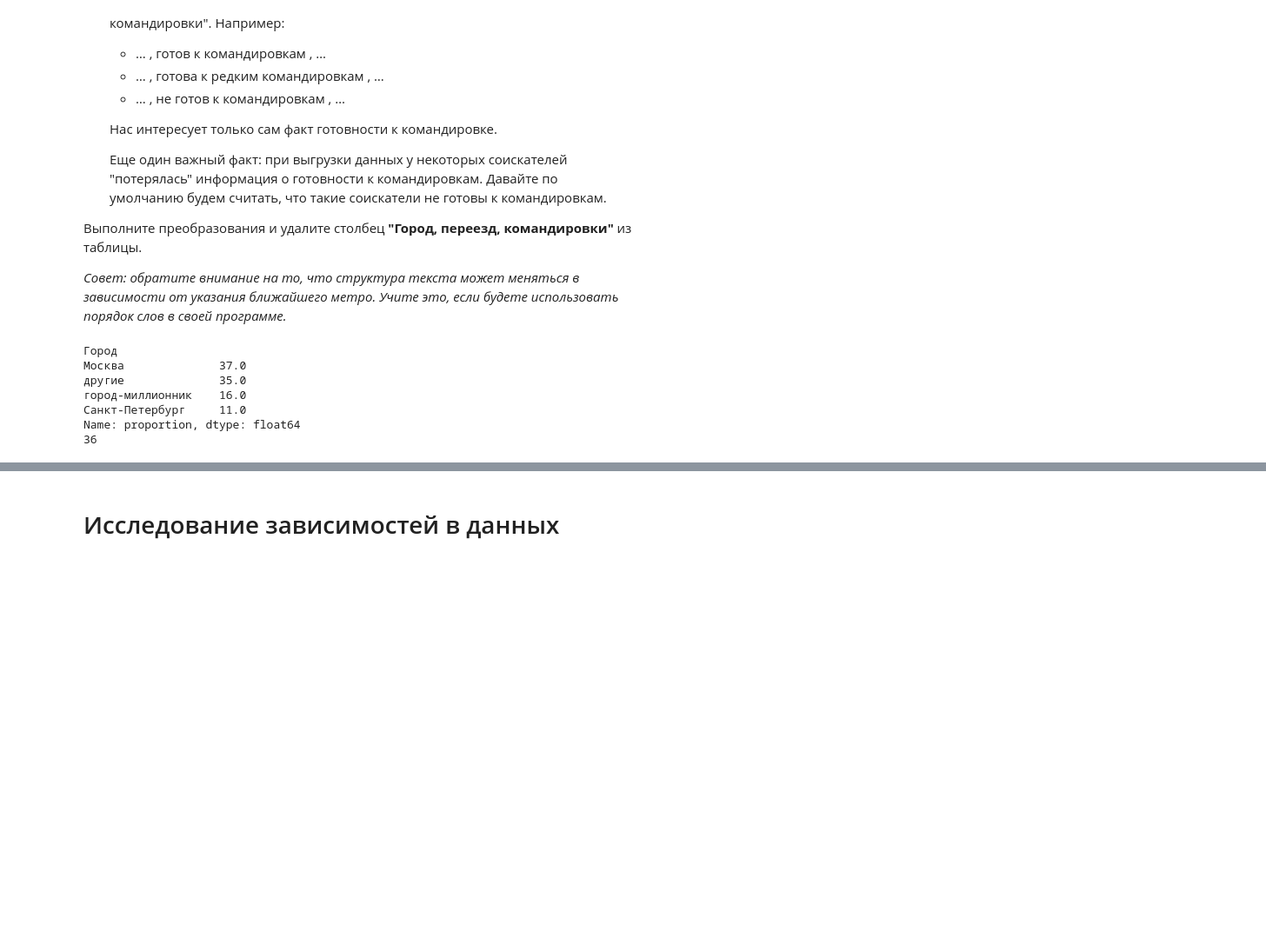
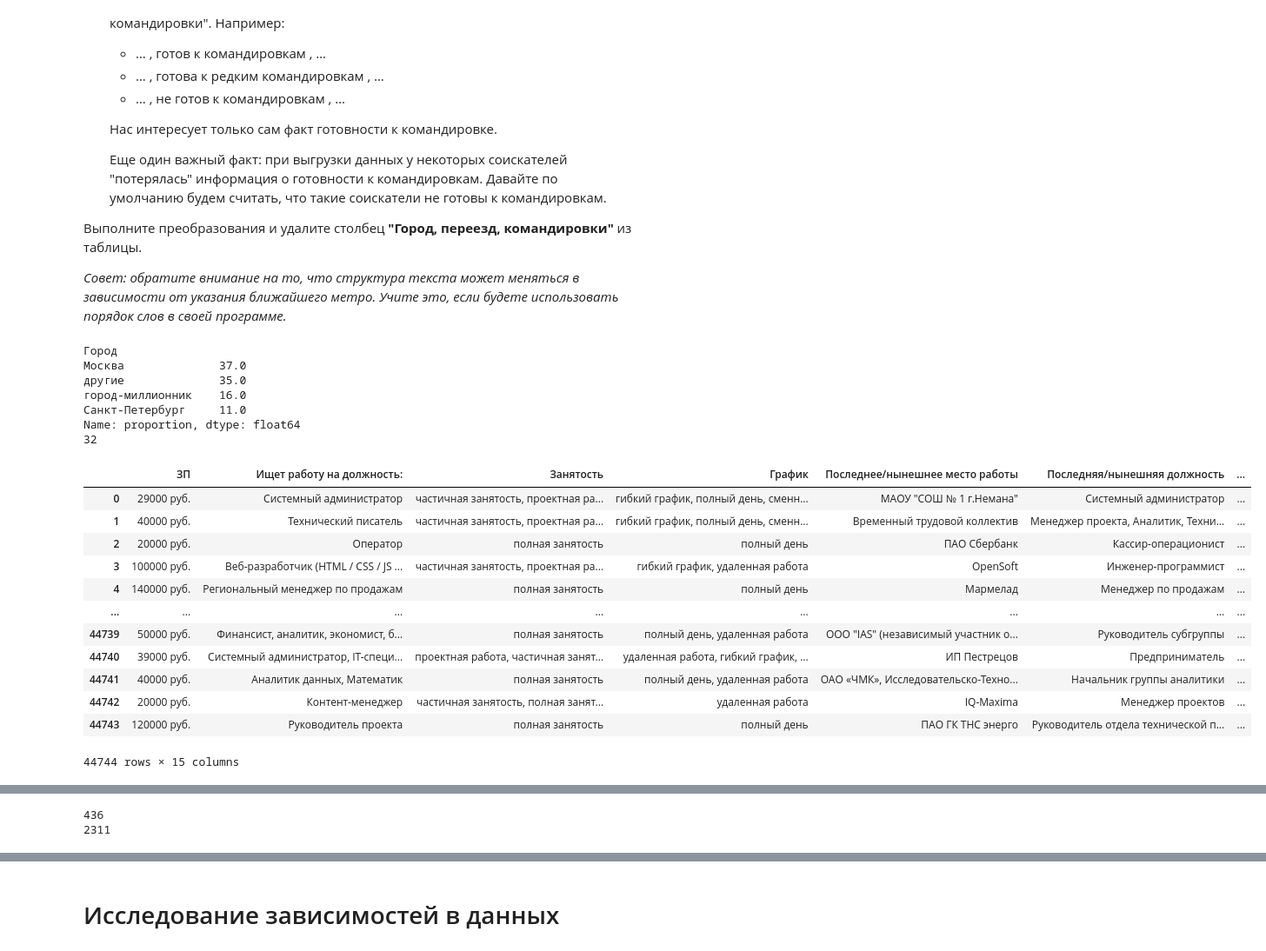
Before and after one commit to govoridaa/SF, a Jupyter notebook: PROJECT-1. Анализ резюме из HeadHunter/Project-1._Ноутбук-шаблон.ipynb, the cells around one changed output, grey strips where cells are left out. Shown: that part at 87% size. Saved outputs shown, nothing was run; the diff lists cells and outputs as text; code cells hidden in the pictures; blank space fills up the shorter version.

```diff
--- a/PROJECT-1. Анализ резюме из HeadHunter/Project-1._Ноутбук-шаблон.ipynb
+++ b/PROJECT-1. Анализ резюме из HeadHunter/Project-1._Ноутбук-шаблон.ipynb
@@ -215,53 +215,62 @@ display(hh_database_copy)
 # %%
 # функция преобразования города
 def get_city(arg):
     million_cities = ['Новосибирск', 'Екатеринбург', 'Нижний Новгород', 'Казань', 'Челябинск', 'Омск', 'Самара', 'Ростов-на-Дону', 'Уфа', 'Красноярск', 'Пермь', 'Воронеж', 'Волгоград' ]
     arg_split=arg.split(" ,")[0]
     if arg_split=="Москва" or arg_split=="Санкт-Петербург":
         return arg_split
     elif arg_split in million_cities:
         return "город-миллионник"
     else: return "другие"
 # функция  готовности к переезду
 def ready_to_move(arg):
-    arg_split=arg.split(",")
-    if "готов" in arg_split[1]:
-        if "не готов" in arg_split[1]:
-            return False
-        else: return True
+    if ('не готов к переезду' in arg) or ('не готова к переезду' in arg):
+        return False
+    elif 'хочу' in arg:
+        return True
     else:
-        if "не готов" in arg_split[2]:
-            return False
-        else: return True
+        return True
 # функция готовности к командировкам
 def business_trip(arg):
-    arg_split=arg.split(",")
-    if len(arg_split)==4:
-        if "не готов" in arg_split[3]:
+    if ('командировка' in arg):
+        if ('не готов к командировкам' in arg) or('не готова к командировкам' in arg):
             return False
-        else: return True
-    if len(arg_split)==3:
-        if "готов" in arg_split[1]:
-            if "не готов" in arg_split[2]:
-                return False
-            else: return True
-    else: return False
+        else:
+            return True
+    else:
+        return False
 
 
 
 hh_database_copy["Город"]=hh_database_copy["Город, переезд, командировки"].apply(get_city)
 hh_database_copy["Готовность к переезду"]=hh_database_copy["Город, переезд, командировки"].apply(ready_to_move)
 hh_database_copy["Готовность к командировкам"]=hh_database_copy["Город, переезд, командировки"].apply(business_trip )
+hh_database_copy=hh_database_copy.drop(["Город, переезд, командировки"], axis=1)
+# процент соискателей живущих в спб
 print(round(hh_database_copy["Город"].value_counts(normalize=True)*100))
-print(round(hh_database_copy[hh_database_copy["Готовность к переезду"] & hh_database_copy["Город, переезд, командировки"]].shape[0]/hh_database_copy.shape[0]*100))
+# процент соискателей готовых к переезду и командировкам
+print(round(hh_database_copy[hh_database_copy["Готовность к переезду"] & hh_database_copy["Готовность к командировкам"]].shape[0]/hh_database_copy.shape[0]*100))
 # %% [output]
 Город
 Москва              37.0
 другие              35.0
 город-миллионник    16.0
 Санкт-Петербург     11.0
 Name: proportion, dtype: float64
-36
+32
+|  | ЗП | Ищет работу на должность: | Занятость | График | Последнее/нынешнее место работы | Последняя/нынешняя должность | ... |
+| 0 | 29000 руб. | Системный администратор | частичная занятость, проектная ра... | гибкий график, полный день, сменн... | МАОУ "СОШ № 1 г.Немана" | Системный администратор | ... |
+| 1 | 40000 руб. | Технический писатель | частичная занятость, проектная ра... | гибкий график, полный день, сменн... | Временный трудовой коллектив | Менеджер проекта, Аналитик, Техни... | ... |
+| 2 | 20000 руб. | Оператор | полная занятость | полный день | ПАО Сбербанк | Кассир-операционист | ... |
+| 3 | 100000 руб. | Веб-разработчик (HTML / CSS / JS ... | частичная занятость, проектная ра... | гибкий график, удаленная работа | OpenSoft | Инженер-программист | ... |
+| 4 | 140000 руб. | Региональный менеджер по продажам | полная занятость | полный день | Мармелад | Менеджер по продажам | ... |
+| ... | ... | ... | ... | ... | ... | ... | ... |
+| 44739 | 50000 руб. | Финансист, аналитик, экономист, б... | полная занятость | полный день, удаленная работа | ООО "IAS" (независимый участник о... | Руководитель субгруппы | ... |
+| 44740 | 39000 руб. | Системный администратор, IT-специ... | проектная работа, частичная занят... | удаленная работа, гибкий график, ... | ИП Пестрецов | Предприниматель | ... |
+| 44741 | 40000 руб. | Аналитик данных, Математик | полная занятость | полный день, удаленная работа | ОАО «ЧМК», Исследовательско-Техно... | Начальник группы аналитики | ... |
+| 44742 | 20000 руб. | Контент-менеджер | частичная занятость, полная занят... | удаленная работа | IQ-Maxima | Менеджер проектов | ... |
+| 44743 | 120000 руб. | Руководитель проекта | полная занятость | полный день | ПАО ГК ТНС энерго | Руководитель отдела технической п... | ... |
+44744 rows × 15 columns
 # %% [markdown]
 5. Рассмотрим поближе признаки **"Занятость"** и **"График"**. Сейчас признаки представляют собой набор категорий желаемой занятости (полная занятость, частичная занятость, проектная работа, волонтерство, стажировка) и желаемого графика работы (полный день, сменный график, гибкий график, удаленная работа, вахтовый метод).
 На сайте hh.ru соискатель может указывать различные комбинации данных категорий, например:
@@ -278,7 +287,20 @@ Name: proportion, dtype: float64
 <img src=https://raw.githubusercontent.com/AndreyRysistov/DatasetsForPandas/main/ohe.jpg>
 Выполните данное преобразование для признаков "Занятость" и "График", ответьте на контрольные вопросы, после чего удалите их из таблицы
 # %%
-#ваш код здесь
+# списки возможного графика и занятости
+schedule = ['полный день','удаленная работа','вахтовый метод', 'гибкий график', 'сменный график']
+employments = ['проектная работа', 'волонтерство', 'стажировка', 'полная занятость', 'частичная занятость']
+# походим циклом по спискам и создаем новые признаки и проставляем значения False/True в соотвествии с заполнеными данными соискателями
+for i, y in zip(employments,schedule):
+    hh_database_copy[i]=hh_database_copy["Занятость"].apply(lambda x: i in x)
+    hh_database_copy[y]=hh_database_copy["График"].apply(lambda x: y in x)
+# Сколько людей ищут проектную работу и волонтёрство (в обоих столбцах стоит True)?
+print(hh_database_copy[hh_database_copy["проектная работа"] & hh_database_copy["волонтерство"]].shape[0])
+# Сколько людей хотят работать вахтовым методом и с гибким графиком (в обоих столбцах стоит True)?
+print(hh_database_copy[hh_database_copy["гибкий график"] & hh_database_copy["вахтовый метод"]].shape[0])
+# %% [output]
+436
+2311
 # %% [markdown]
 6. (2 балла) Наконец, мы добрались до самого главного и самого важного - признака заработной платы **"ЗП"**.
 В чем наша беда? В том, что помимо желаемой заработной платы соискатель указывает валюту, в которой он бы хотел ее получать, например:
```
